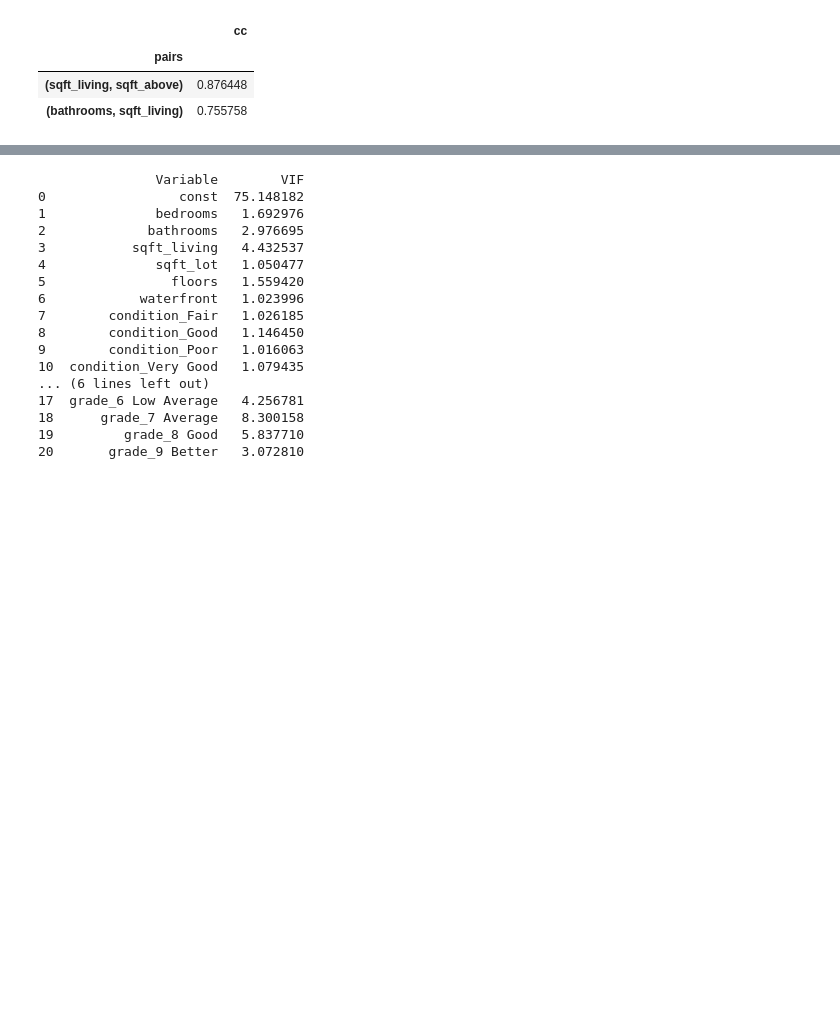
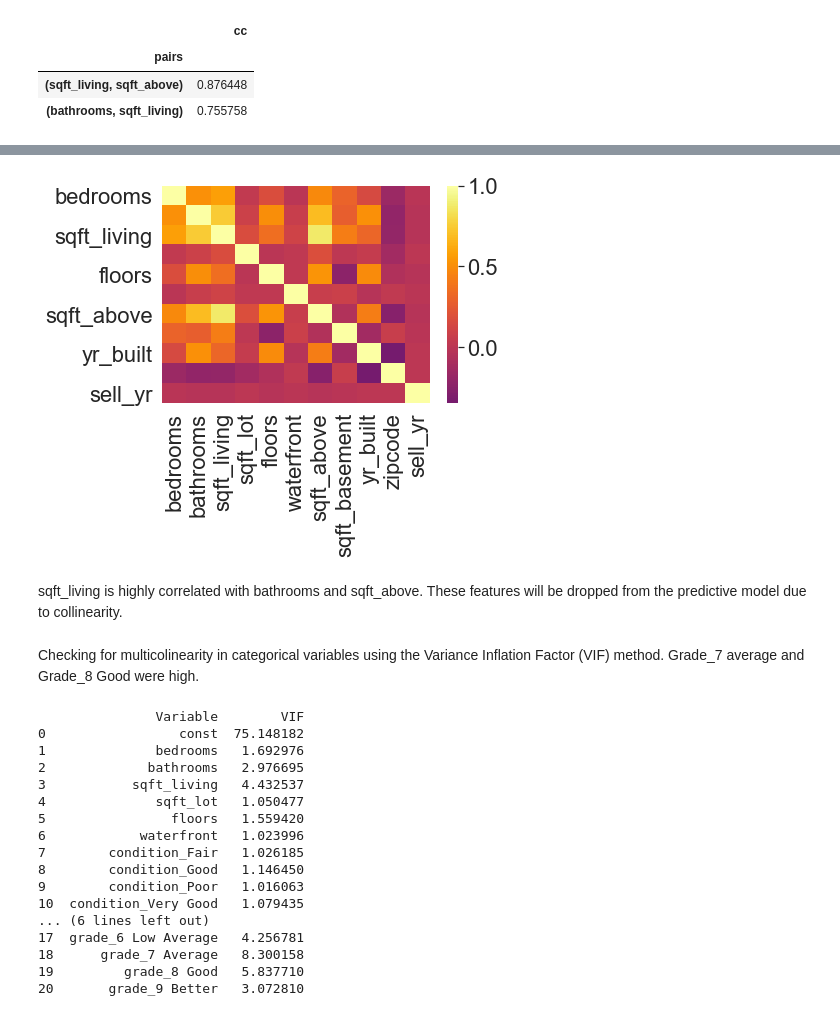
Before and after one commit to KingMaina/KC-Sales-Multiple-Linear-Regression, a Jupyter notebook: student.ipynb, the cells around one changed output, grey strips where cells are left out. Saved outputs shown, nothing was run; the diff lists cells and outputs as text; code cells hidden in the pictures; blank space fills up the shorter version.

```diff
--- a/student.ipynb
+++ b/student.ipynb
@@ -1313 +1230,13 @@ strong multicollinearity or other numerical problems.
+# %%
+# Heatmap to render the correlation matrix as a visualization.
+heatmap = predictors.corr()
+cmap = 'inferno'
+sns.heatmap(predictors.corr(), cmap=cmap, center=0)
+plt.show()
+# %% [output]
+[figure, added]
+# %% [markdown]
+sqft_living is highly correlated with bathrooms and sqft_above. These features will be dropped from the predictive model due to collinearity.
+# %% [markdown]
+Checking for multicolinearity in categorical variables using the Variance Inflation Factor (VIF) method. Grade_7 average and Grade_8 Good were high.
 # %%
```
Also changed, not shown: parts of 27 cells of this notebook.
